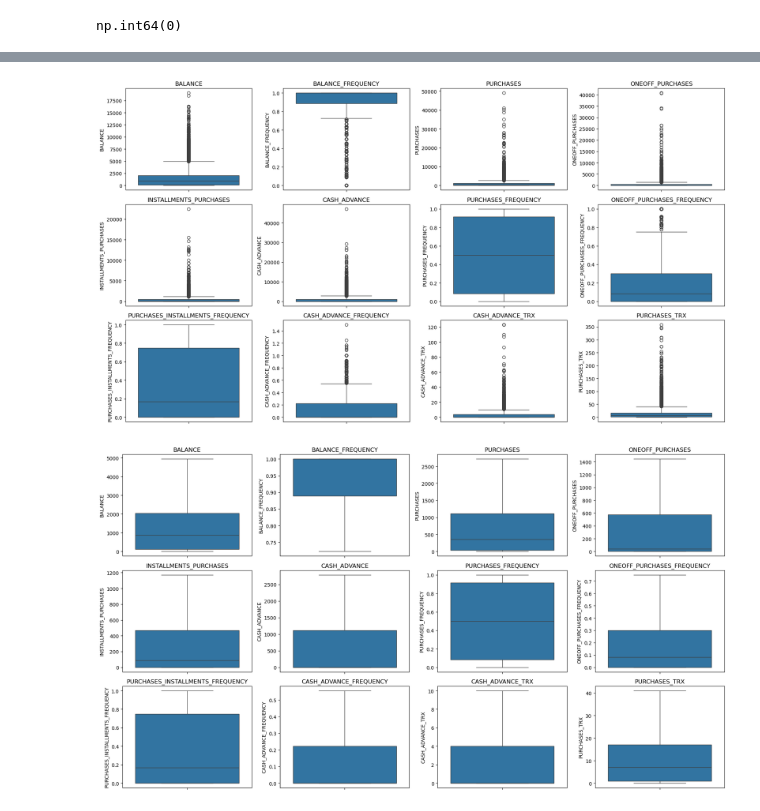
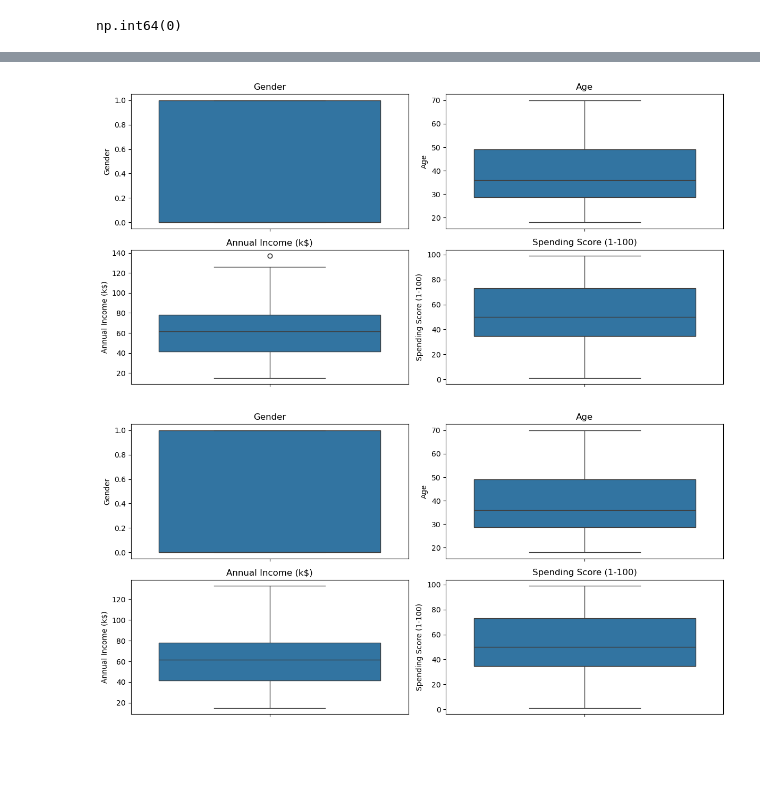
Before and after one commit to MAbhilash12/unsupervised_learning_algorithms, a Jupyter notebook: notebook/Untitled.ipynb, the cells around one changed output, grey strips where cells are left out. Drawn from its saved outputs; the diff is of its cells as text; code cells hidden in the pictures; blank space fills up the shorter version.

```diff
--- a/notebook/Untitled.ipynb
+++ b/notebook/Untitled.ipynb
@@ -80,7 +48,0 @@ df.head()
-# %%
-df.fillna(
-    df.median(numeric_only=True),
-    inplace=True
-)
-
-df.isnull().sum()
@@ -115,0 +59,6 @@ print(df.shape)
+# %%
+df = df.drop(
+    columns=["CustomerID"]
+)
+
+df.head()
@@ -115,0 +72,9 @@ print(df.shape)
+# %%
+df["Gender"] = df["Gender"].map(
+    {
+        "Male":1,
+        "Female":0
+    }
+)
+
+df.head()
@@ -157,0 +139,13 @@ plt.show()
+# %%
+for col in df.columns:
+
+    plt.figure(figsize=(6,4))
+
+    sns.histplot(
+        df[col],
+        kde=True
+    )
+
+    plt.title(col)
+
+    plt.show()
@@ -158,21 +157,25 @@ plt.show()
 # %%
-plt.figure(figsize=(18,10))
+plt.figure(figsize=(12,6))
 
-for i,col in enumerate(df.columns[:12]):
+for i,col in enumerate(df.columns):
 
-    plt.subplot(3,4,i+1)
+    plt.subplot(
+        2,
+        2,
+        i+1
+    )
 
     sns.boxplot(
         y=df[col]
     )
 
     plt.title(col)
 
 plt.tight_layout()
 
 plt.show()
 # %% [output]
-[figure, old version]
+[figure, new version]
 # %%
 for col in df.columns:
 
@@ -198,11 +201,15 @@ for col in df.columns:
         df[col]
     )
 # %%
-plt.figure(figsize=(18,10))
+plt.figure(figsize=(12,6))
 
-for i,col in enumerate(df.columns[:12]):
+for i,col in enumerate(df.columns):
 
-    plt.subplot(3,4,i+1)
+    plt.subplot(
+        2,
+        2,
+        i+1
+    )
 
     sns.boxplot(
         y=df[col]
@@ -214,4 +221,4 @@ plt.tight_layout()
 
 plt.show()
 # %% [output]
-[figure, old version]
+[figure, new version]
```
Also changed, not shown: parts of 25 cells of this notebook, 8 other files.
